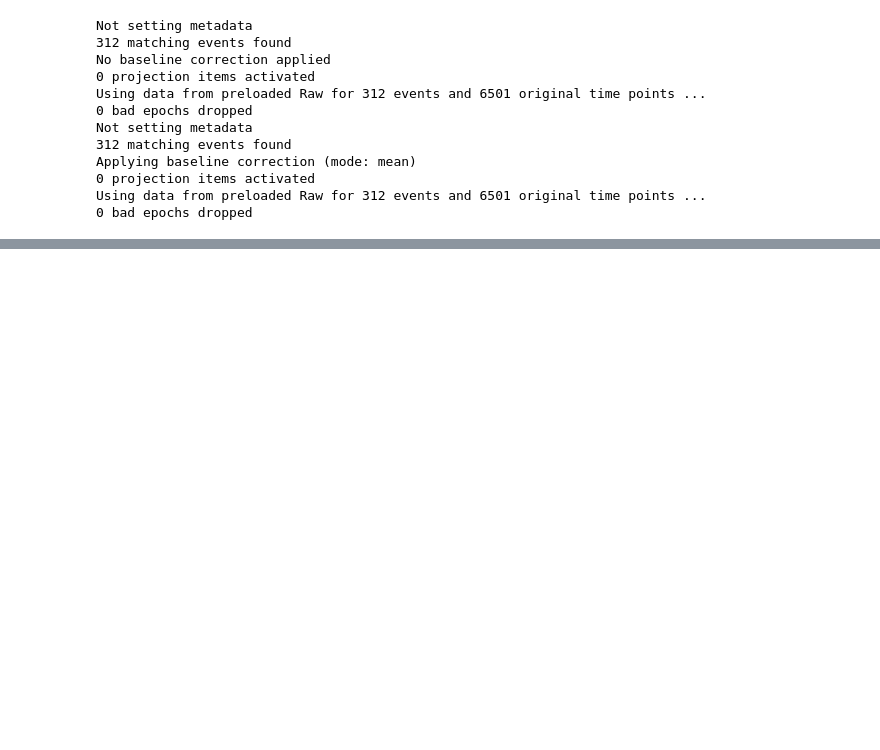
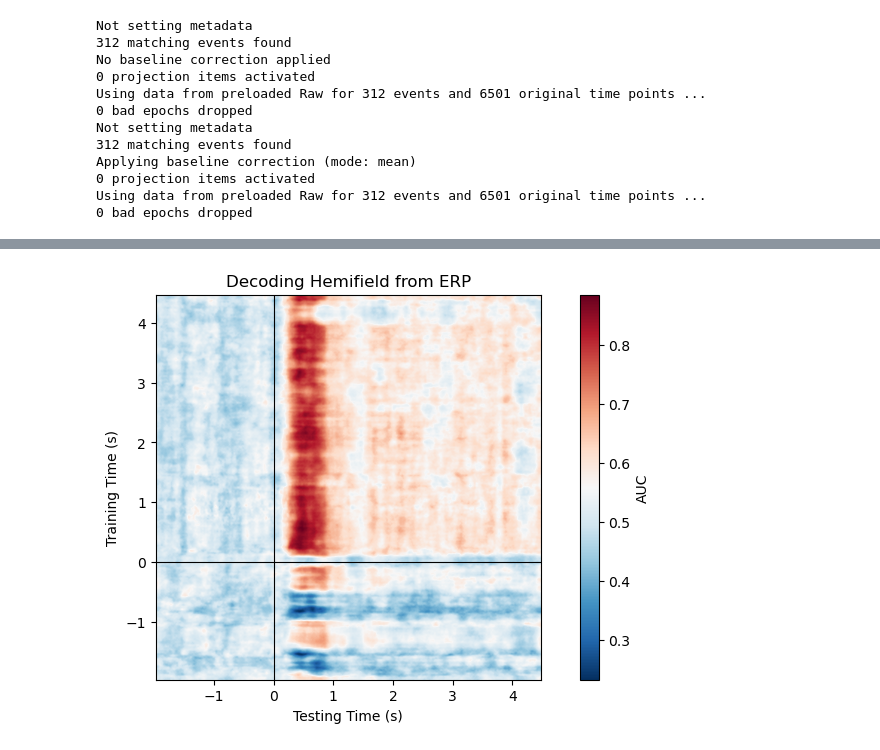
Before and after one commit to mindemory/srh_ori, a Jupyter notebook: oriAnalysis/analyzeEEG/testEEG.ipynb, the cells around one changed output, grey strips where cells are left out. Saved outputs shown, nothing was run; the diff lists cells and outputs as text; code cells hidden in the pictures; blank space fills up the shorter version.

Commit message:
got hemifield decoding working

```diff
--- a/oriAnalysis/analyzeEEG/testEEG.ipynb
+++ b/oriAnalysis/analyzeEEG/testEEG.ipynb
@@ -95,0 +296,22 @@ Using data from preloaded Raw for 312 events and 6501 original time points ...
+# %%
+from sklearn.svm import SVC
+
+clf_temporal = make_pipeline(
+    Vectorizer(),
+    # StandardScaler(),
+    # LogisticRegression(solver='liblinear'),
+    # LinearModel(LogisticRegression(solver='liblinear')),
+    SVC(kernel='rbf', C=1),
+    # SVC(kernel='rbf', C=1, decision_function_shape='ovr', probability=True),
+)
+
+gen_decod = GeneralizingEstimator(clf_temporal, n_jobs=-1, scoring='roc_auc', verbose=True)
+# gen_decod = GeneralizingEstimator(clf_temporal, n_jobs=4, scoring='roc_auc_ovr', verbose=True)
+
+# scores = cross_val_multiscore(gen_decod, X_smooth, y_ori_cat, cv=5, n_jobs=-1)
+# create dummies for y_ori
+y_ori_dum = pd.Categorical(y__).codes
+
+scores = cross_val_multiscore(gen_decod, X_smooth, y_hemi, cv=5, n_jobs=-1)
+
+scores_mean = np.mean(scores, axis=0)
@@ -95,0 +336,19 @@ Using data from preloaded Raw for 312 events and 6501 original time points ...
+# %%
+f, ax = plt.subplots(1, 1, figsize=(10, 5))
+im = ax.imshow(scores_mean,
+               interpolation='lanczos',
+               origin='lower',
+               cmap='RdBu_r',
+               extent=[t_array_down[0], t_array_down[-1], t_array_down[0], t_array_down[-1]],
+               )
+ax.axhline(0, color='k', lw=0.8)
+ax.axvline(0, color='k', lw=0.8)
+ax.set_xlabel('Testing Time (s)')
+ax.set_ylabel('Training Time (s)')
+# ax.set_title('Decoding Hemifield from ERP')
+ax.set_title('Decoding Hemifield from ERP')
+cbar = plt.colorbar(im, ax=ax)
+cbar.set_label('AUC')
+plt.show()
+# %% [output]
+[figure, added]
```
Also changed, not shown: parts of 21 cells of this notebook, 4 other files.
